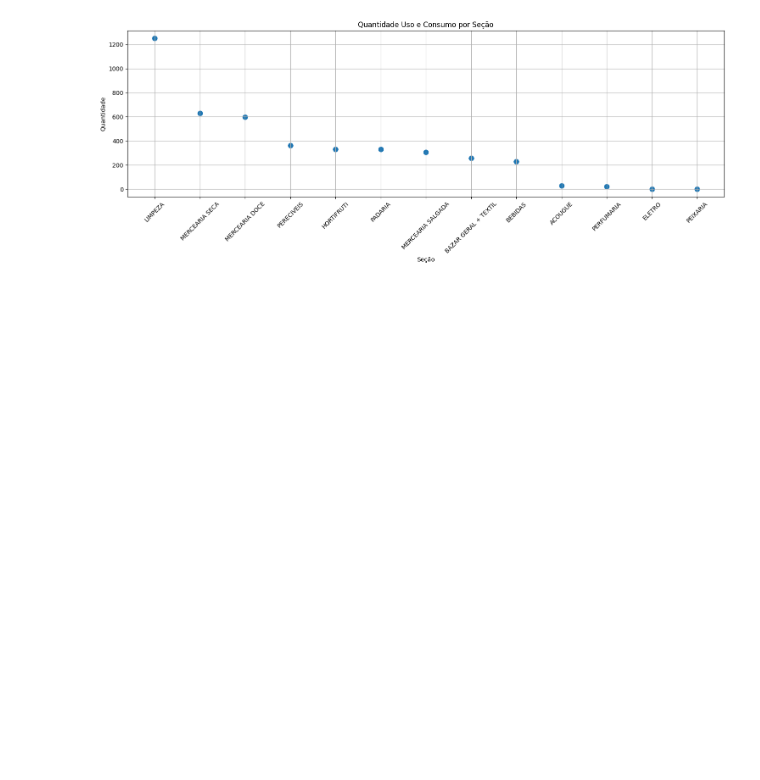
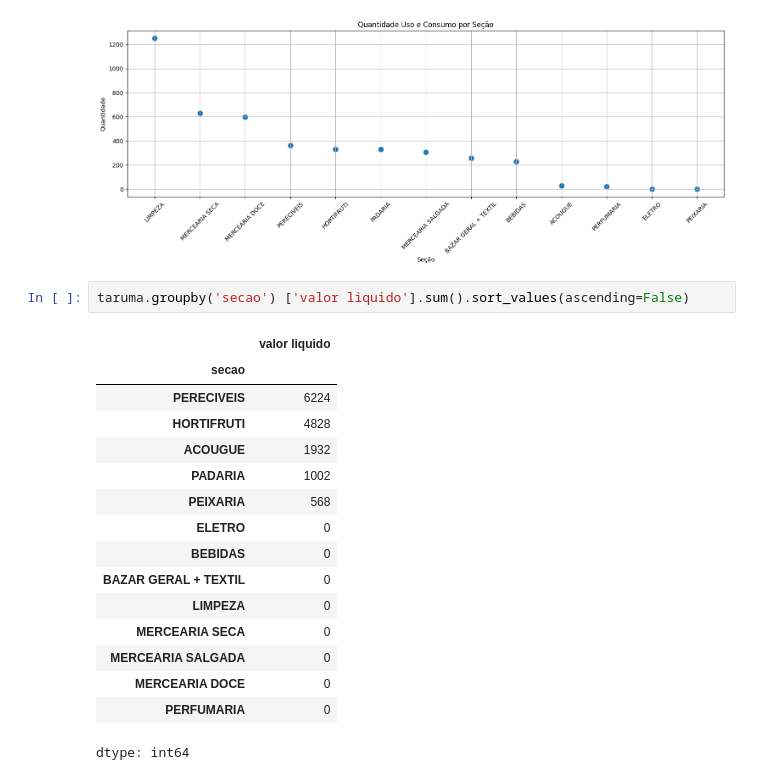
Before and after one commit to rodrigosouza07/Dashboards, a Jupyter notebook: Ljtaruma.ipynb, the cells around one changed output. Cells and saved outputs as stored; diff of their text form; blank space fills up the shorter version.

```diff
--- a/Ljtaruma.ipynb
+++ b/Ljtaruma.ipynb
@@ -68,3 +68,22 @@ plt.tight_layout()
 plt.show()
 # %% [output]
 [figure]
+# %%
+taruma.groupby('secao') ['valor liquido'].sum().sort_values(ascending=False)
+# %% [output]
+|  | valor liquido |
+| secao |  |
+| PERECIVEIS | 6224 |
+| HORTIFRUTI | 4828 |
+| ACOUGUE | 1932 |
+| PADARIA | 1002 |
+| PEIXARIA | 568 |
+| ELETRO | 0 |
+| BEBIDAS | 0 |
+| BAZAR GERAL + TEXTIL | 0 |
+| LIMPEZA | 0 |
+| MERCEARIA SECA | 0 |
+| MERCEARIA SALGADA | 0 |
+| MERCEARIA DOCE | 0 |
+| PERFUMARIA | 0 |
+dtype: int64
```
Also changed, not shown: parts of 2 cells of this notebook.
